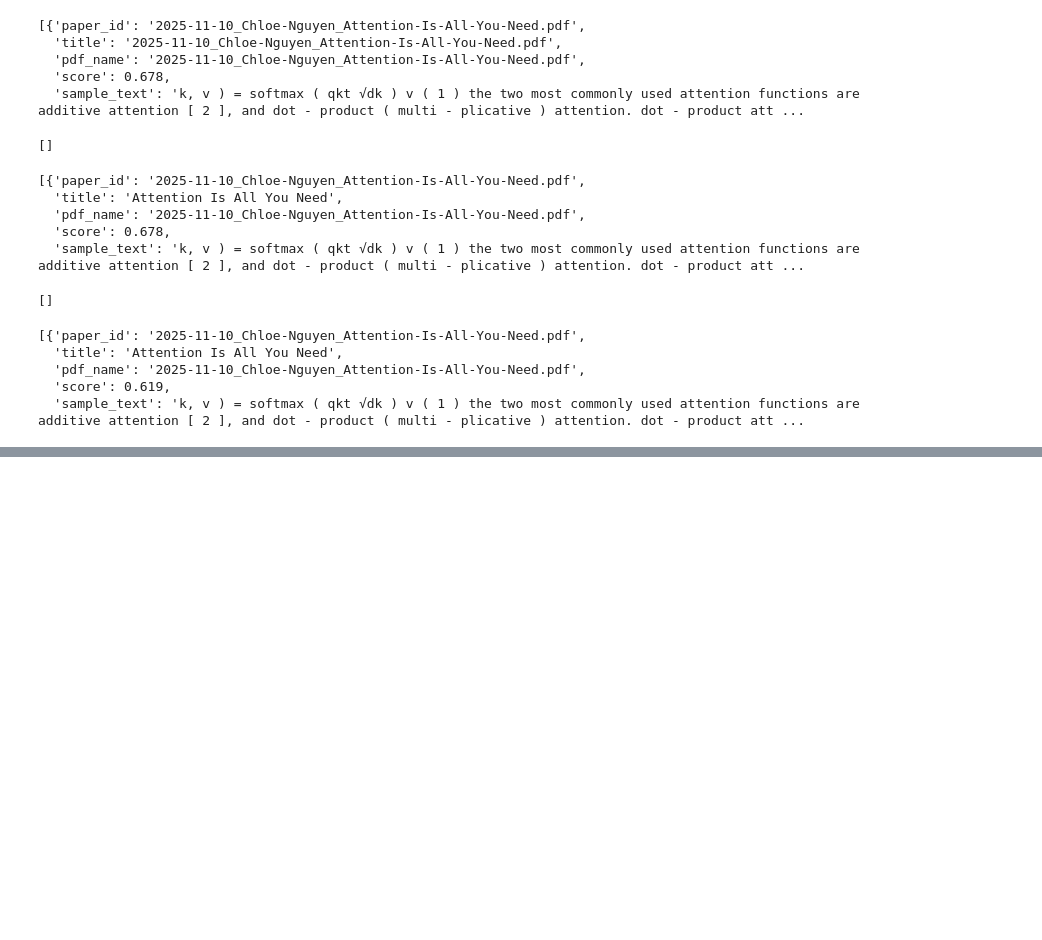
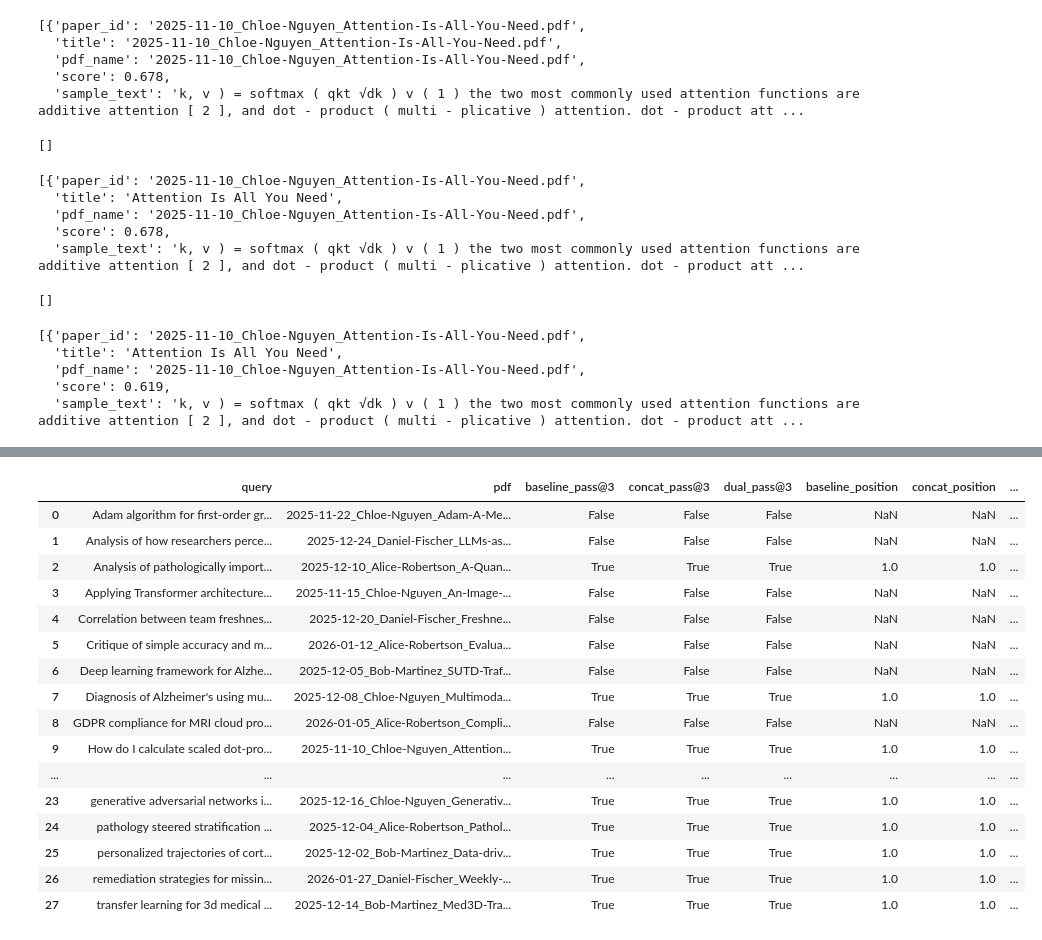
Before and after one commit to FranciscoLemos03/GenAI-PR-2025w, a Jupyter notebook: backend/exp2/experiment_2_metadata.ipynb, the cells around one changed output, grey strips where cells are left out. Cells and saved outputs as stored; diff of their text form; code cells hidden in the pictures; blank space fills up the shorter version.

Commit message:
evaluation in exp2

```diff
--- a/backend/exp2/experiment_2_metadata.ipynb
+++ b/backend/exp2/experiment_2_metadata.ipynb
@@ -70,7 +78,8 @@ def extract_llm_metadata(doc_text):
     #client = genai.Client(api_key=api_key)
 
     # recorta para no pasarle el documento entero (suficiente con inicio/abstract)
-    snippet = doc_text[:12000]
+    #snippet = doc_text[:12000]
+    snippet = doc_text
 
     prompt = f"""
         You are extracting bibliographic and topical metadata from a PDF text dump.
@@ -467,0 +514,82 @@ dual_retriever.search("scaled dot-product attention", threshold=0.6)
+# %%
+import pandas as pd
+
+retrievers = {
+    "baseline": baseline_retriever,
+    "concat": concat_retriever,
+    "dual": dual_retriever
+}
+
+TOP_K_PASS = 3
+THRESHOLD = 0.5
+
+rows = []
+
+for retr_name, retriever in retrievers.items():
+    for query, target_pdf in evaluation_pairs.items():
+        results = retriever.search(query, threshold=THRESHOLD)
+
+        hit = False
+        position = None
+        score = None
+
+        for i, r in enumerate(results):
+
+            if r["pdf_name"] == target_pdf:
+                hit = True
+                position = i + 1
+                score = r.get("score", None)
+                break  # ya lo encontraste
+
+        pass_at_k = (position is not None) and (position <= TOP_K_PASS)
+
+        rows.append({
+            "query": query,
+            "pdf": target_pdf,
+            "retrieved": [r["pdf_name"] for r["pdf_name"] in results],
+            "retriever": retr_name,
+            "hit": hit,
+            "position": position,
+            "score": score,
+            "pass@3": pass_at_k
+        })
+
+df_long = pd.DataFrame(rows)
+
+'''df_wide = df_long.pivot_table(
+    index=["query", "pdf"],
+    columns="retriever",
+    values=["retrieved", "hit", "position", "score", "pass@3"],
+    aggfunc="first"
+)'''
+
+df_wide = df_long.pivot_table(
+    index=["query", "pdf"],
+    columns="retriever",
+    values=["position", "score", "pass@3"],
+    aggfunc="first"
+)
+
+# aplanar nombres de columnas: ('hit','baseline') -> 'baseline_hit'
+df_wide.columns = [f"{retr}_{metric}" for metric, retr in df_wide.columns]
+df_wide = df_wide.reset_index()
+
+df_wide
+# %% [output]
+|  | query | pdf | baseline_pass@3 | concat_pass@3 | dual_pass@3 | baseline_position | concat_position | ... |
+| 0 | Adam algorithm for first-order gr... | 2025-11-22_Chloe-Nguyen_Adam-A-Me... | False | False | False | NaN | NaN | ... |
+| 1 | Analysis of how researchers perce... | 2025-12-24_Daniel-Fischer_LLMs-as... | False | False | False | NaN | NaN | ... |
+| 2 | Analysis of pathologically import... | 2025-12-10_Alice-Robertson_A-Quan... | True | True | True | 1.0 | 1.0 | ... |
+| 3 | Applying Transformer architecture... | 2025-11-15_Chloe-Nguyen_An-Image-... | False | False | False | NaN | NaN | ... |
+| 4 | Correlation between team freshnes... | 2025-12-20_Daniel-Fischer_Freshne... | False | False | False | NaN | NaN | ... |
+| 5 | Critique of simple accuracy and m... | 2026-01-12_Alice-Robertson_Evalua... | False | False | False | NaN | NaN | ... |
+| 6 | Deep learning framework for Alzhe... | 2025-12-05_Bob-Martinez_SUTD-Traf... | False | False | False | NaN | NaN | ... |
+| 7 | Diagnosis of Alzheimer's using mu... | 2025-12-08_Chloe-Nguyen_Multimoda... | True | True | True | 1.0 | 1.0 | ... |
+| 8 | GDPR compliance for MRI cloud pro... | 2026-01-05_Alice-Robertson_Compli... | False | False | False | NaN | NaN | ... |
+| 9 | How do I calculate scaled dot-pro... | 2025-11-10_Chloe-Nguyen_Attention... | True | True | True | 1.0 | 1.0 | ... |
+| ... | ... | ... | ... | ... | ... | ... | ... | ... |
+| 23 | generative adversarial networks i... | 2025-12-16_Chloe-Nguyen_Generativ... | True | True | True | 1.0 | 1.0 | ... |
+| 24 | pathology steered stratification ... | 2025-12-04_Alice-Robertson_Pathol... | True | True | True | 1.0 | 1.0 | ... |
+| 25 | personalized trajectories of cort... | 2025-12-02_Bob-Martinez_Data-driv... | True | True | True | 1.0 | 1.0 | ... |
+| 26 | remediation strategies for missin... | 2026-01-27_Daniel-Fischer_Weekly-... | True | True | True | 1.0 | 1.0 | ... |
+| 27 | transfer learning for 3d medical ... | 2025-12-14_Bob-Martinez_Med3D-Tra... | True | True | True | 1.0 | 1.0 | ... |
```
Also changed, not shown: parts of 5 cells of this notebook.
